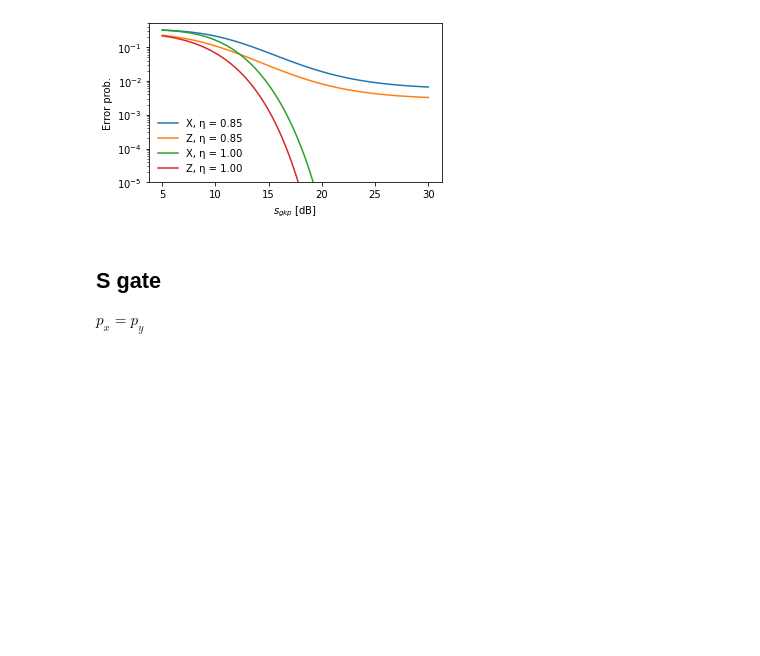
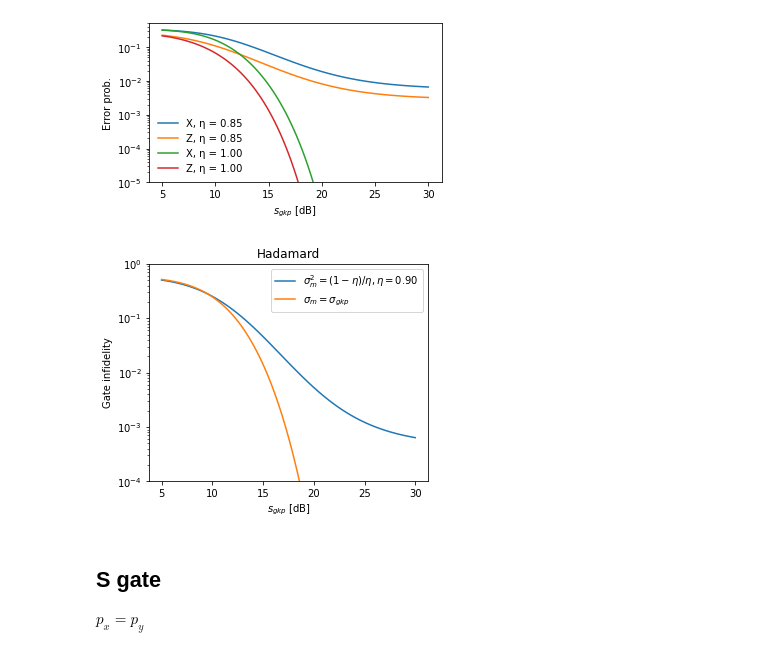
Before and after one commit to hassan-shap/nisq, a Jupyter notebook: gkp_err_models.ipynb, the cells around one changed output. Saved outputs shown, nothing was run; the diff lists cells and outputs as text; code cells hidden in the pictures; blank space fills up the shorter version.

```diff
--- a/gkp_err_models.ipynb
+++ b/gkp_err_models.ipynb
@@ -47,6 +47,42 @@ plt.tight_layout()
 plt.show()
 # %% [output]
 [figure]
+# %%
+def h_fidelity(σm2,σ2_list,meas_equal_sgkp=False):
+
+    prob_X = np.zeros(len(σ2_list))
+    prob_Z = np.zeros(len(σ2_list))
+
+    for i_s, σgkp2 in enumerate(σ2_list):
+        σc2 = σgkp2 # cz gate error
+        if meas_equal_sgkp:
+            σm2 = σgkp2
+        σn = (2**0.5) * ( 3*σgkp2+ 11/3*σc2 + σm2)**0.5
+        Xerr = 1-success_prob_calc(σn)
+        σn = (2**0.5) * ( (3*σgkp2+ 11/3*σc2+ σgkp2+ 2*σc2)/2 + σm2)**0.5
+        Yerr = 1-success_prob_calc(σn)
+        prob_X[i_s] = Xerr*(1-Yerr)**3+ Yerr*(1-Xerr)*(1-Yerr)**2+ Yerr**2*(1-Xerr)*(1-Yerr)+ Xerr**3
+        prob_Z[i_s] = Yerr*(1-Yerr)**2+ Yerr**2*(1-Yerr)
+    return 2/3 * (prob_X+ 2*prob_Z)
+
+σ2_list = np.logspace(-3,-0.5,100)/2
+η = 0.9
+σm2 = (1-η)/(2*η)
+infid1 = h_fidelity(σm2,σ2_list)
+infid2 = h_fidelity(σm2,σ2_list,True)
+plt.figure(figsize=(5,4))
+plt.plot(-10*np.log10(2*σ2_list),infid1,label=r"$\sigma_m^2 = (1-\eta)/\eta, \eta=%.2f$" % η)
+plt.plot(-10*np.log10(2*σ2_list),infid2,label=r"$\sigma_m = \sigma_{gkp}$")
+plt.ylim(1e-4,1)
+plt.yscale("log")
+plt.title("Hadamard")
+plt.xlabel(r"$s_{gkp}$ [dB]")
+plt.ylabel("Gate infidelity")
+plt.legend()
+# plt.savefig("figs/hadamard_fidelity_measurement_error.pdf")
+plt.show()
+# %% [output]
+[figure, added]
 # %% [markdown]
 ## S gate
 $p_x = p_y$
```
Also changed, not shown: 2 other files.
